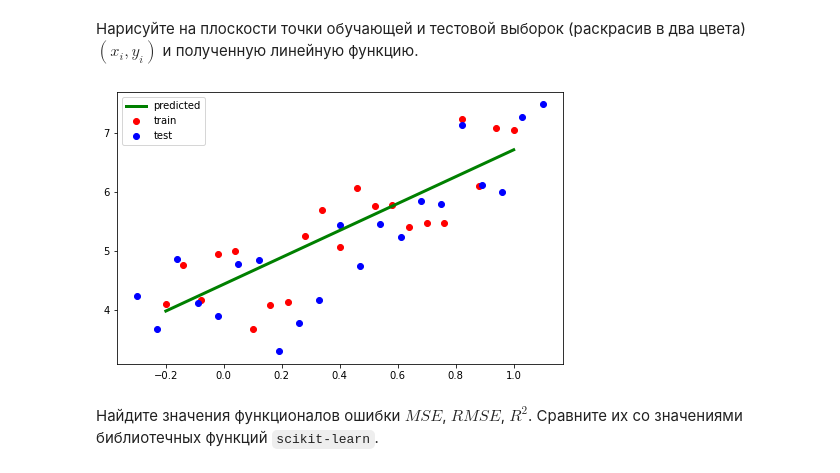
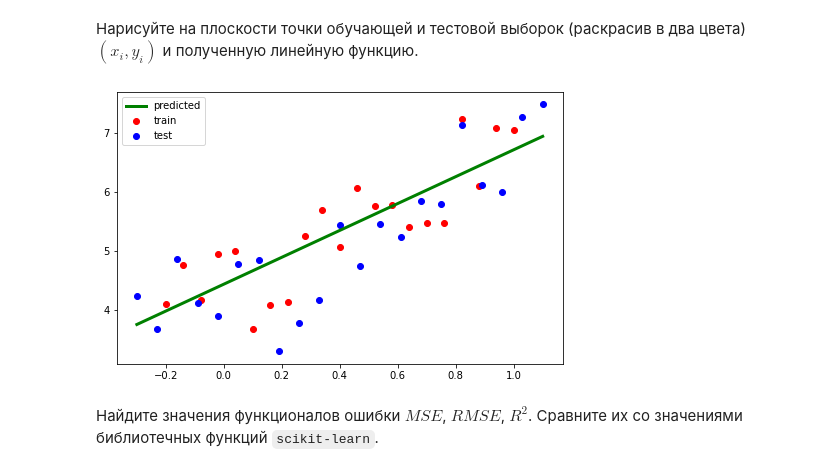
Before and after one commit to Strafred/vyatkaretto, a Jupyter notebook: машинное обучение/задание 1/ml_lab1.ipynb, the cells around one changed output. Saved outputs shown, nothing was run; the diff lists cells and outputs as text; code cells hidden in the pictures.

```diff
--- a/машинное обучение/задание 1/ml_lab1.ipynb
+++ b/машинное обучение/задание 1/ml_lab1.ipynb
@@ -168,13 +168,18 @@ a = lambda x : np.dot(add_ones(x.reshape(-1, 1)), weights)
 Нарисуйте на плоскости точки обучающей и тестовой выборок (раскрасив в два цвета) $(x_i, y_i)$ и полученную линейную функцию.
 # %%
 plt.figure(figsize = (8, 5))
-plt.plot(X_train, a(X_train), color = "green", linewidth = 3, linestyle = "-")
+
+X_min = np.min(np.concatenate((X_train, X_test)))
+X_max = np.max(np.concatenate((X_train, X_test)))
+X = np.array([X_min, X_max])
+
+plt.plot(X, a(X), color = "green", linewidth = 3, linestyle = "-")
 plt.scatter(X_train, Y_train, color = "red")
 plt.scatter(X_test, Y_test, color = "blue")
 plt.legend(["predicted", "train", "test"])
 plt.show()
 # %% [output]
-[figure, old version]
+[figure, new version]
 # %% [markdown]
 Найдите значения функционалов ошибки $MSE$, $RMSE$, $R^2$. Сравните их со значениями библиотечных функций `scikit-learn`.
 # %%
```
